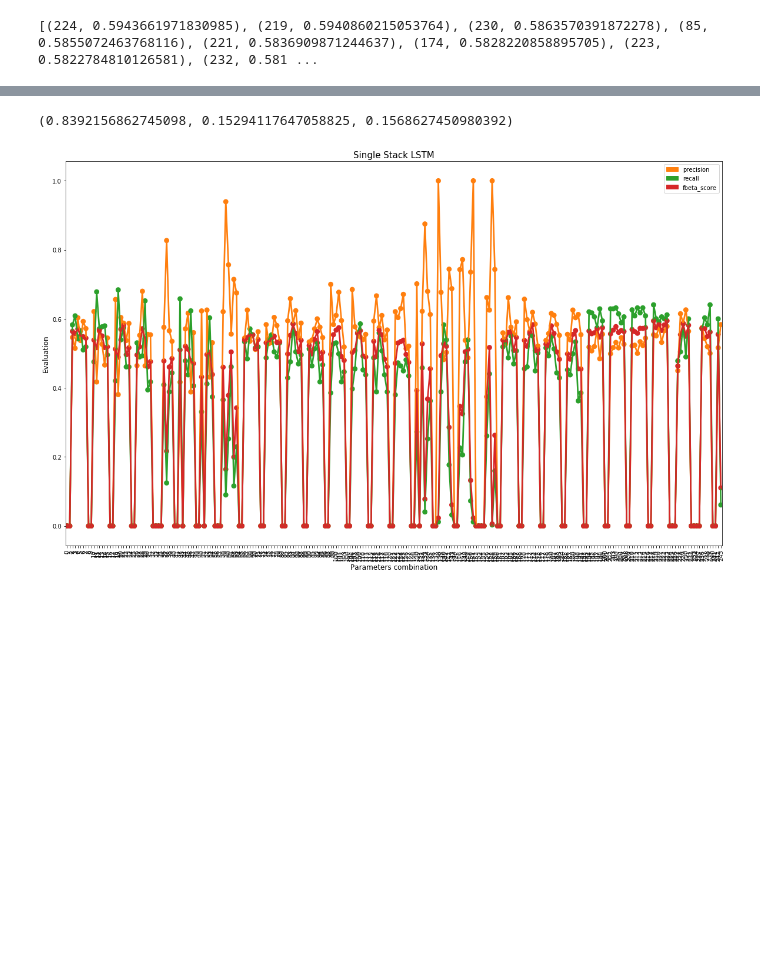
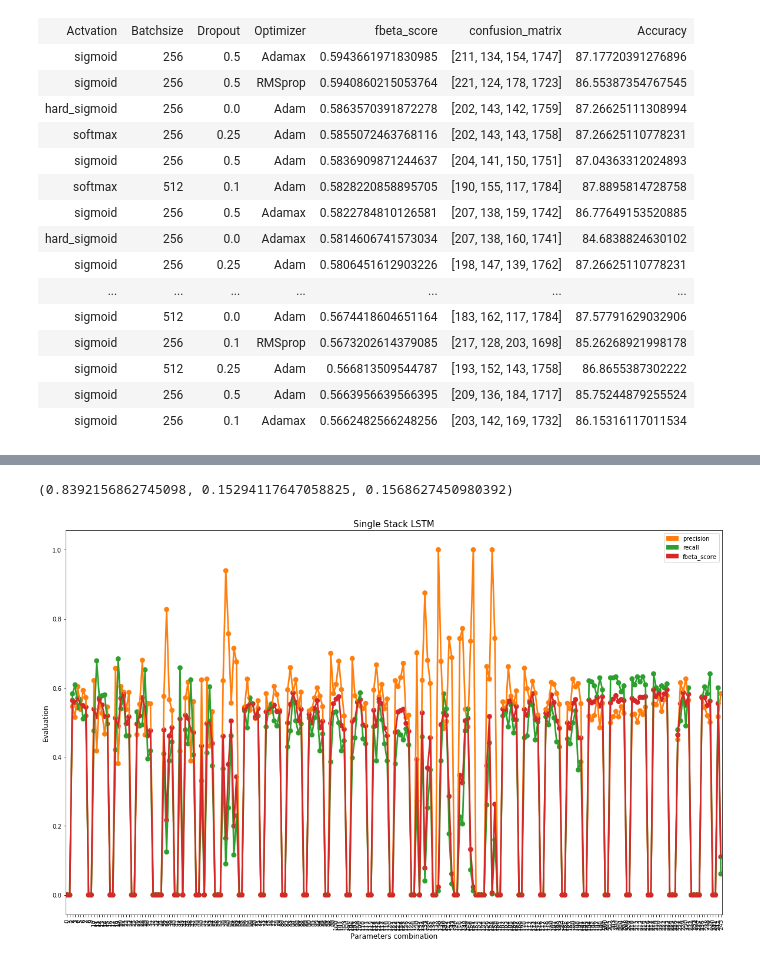
Before and after one commit to alanzhang88/SONegativeCommentDetection, a Jupyter notebook: dataExploration/prediction_evalution.ipynb, the cells around one changed output, grey strips where cells are left out. Saved outputs shown, nothing was run; the diff lists cells and outputs as text; code cells hidden in the pictures; blank space fills up the shorter version.

```diff
--- a/dataExploration/prediction_evalution.ipynb
+++ b/dataExploration/prediction_evalution.ipynb
@@ -15,11 +15,42 @@ with open("parameters_temp_1stack.json") as jsondata:
     for d in data:
         y.append((count, data[d]['fbeta_score']))
         count+=1
-# %%
-top30 = sorted(y, key=lambda x: x[1],reverse=True)[0:30]
-print(top30)
-# %% [output]
-[(224, 0.5943661971830985), (219, 0.5940860215053764), (230, 0.5863570391872278), (85, 0.5855072463768116), (221, 0.5836909871244637), (174, 0.5828220858895705), (223, 0.5822784810126581), (232, 0.581 ...
+# %%
+top30 = sorted(y, key=lambda x: x[1],reverse=True)[0:30]
+
+datatable = []
+datatable.append(["Actvation","Batchsize","Dropout","Optimizer","fbeta_score", "confusion_matrix", "Accuracy"])
+top30_id = []
+for i in top30:
+    top30_id.append(i[0])
+with open("parameters_temp_1stack.json") as jsondata:
+    data = json.load(jsondata)
+    for i in top30_id:
+#         print(data[str(i)])
+        datatable.append([data[str(i)]['act'],data[str(i)]['batch'],data[str(i)]['drop'],data[str(i)]['op'], data[str(i)]['fbeta_score'],data[str(i)]['confusion_matrix'], data[str(i)]['accuracy']] )
+#         datatable[0].append(data[str(i)]['act'])
+#         datatable[1].append(data[str(i)]['batch'])
+#         datatable[2].append(data[str(i)]['drop'])
+#         datatable[3].append(data[str(i)]['op'])
+
+display(HTML(tabulate.tabulate(datatable, tablefmt='html')))
+# %% [output]
+| Actvation | Batchsize | Dropout | Optimizer | fbeta_score | confusion_matrix | Accuracy |
+| sigmoid | 256 | 0.5 | Adamax | 0.5943661971830985 | [211, 134, 154, 1747] | 87.17720391276896 |
+| sigmoid | 256 | 0.5 | RMSprop | 0.5940860215053764 | [221, 124, 178, 1723] | 86.55387354767545 |
+| hard_sigmoid | 256 | 0.0 | Adam | 0.5863570391872278 | [202, 143, 142, 1759] | 87.26625111308994 |
+| softmax | 256 | 0.25 | Adam | 0.5855072463768116 | [202, 143, 143, 1758] | 87.26625110778231 |
+| sigmoid | 256 | 0.5 | Adam | 0.5836909871244637 | [204, 141, 150, 1751] | 87.04363312024893 |
+| softmax | 512 | 0.1 | Adam | 0.5828220858895705 | [190, 155, 117, 1784] | 87.8895814728758 |
+| sigmoid | 256 | 0.5 | Adamax | 0.5822784810126581 | [207, 138, 159, 1742] | 86.77649153520885 |
+| hard_sigmoid | 256 | 0.0 | Adamax | 0.5814606741573034 | [207, 138, 160, 1741] | 84.6838824630102 |
+| sigmoid | 256 | 0.25 | Adam | 0.5806451612903226 | [198, 147, 139, 1762] | 87.26625110778231 |
+| ... | ... | ... | ... | ... | ... | ... |
+| sigmoid | 512 | 0.0 | Adam | 0.5674418604651164 | [183, 162, 117, 1784] | 87.57791629032906 |
+| sigmoid | 256 | 0.1 | RMSprop | 0.5673202614379085 | [217, 128, 203, 1698] | 85.26268921998178 |
+| sigmoid | 512 | 0.25 | Adam | 0.566813509544787 | [193, 152, 143, 1758] | 86.8655387302222 |
+| sigmoid | 256 | 0.5 | Adam | 0.5663956639566395 | [209, 136, 184, 1717] | 85.75244879255524 |
+| sigmoid | 256 | 0.1 | Adamax | 0.5662482566248256 | [203, 142, 169, 1732] | 86.15316117011534 |
 # %%
 y2= []
 parameters = []
```
Also changed, not shown: parts of 5 cells of this notebook.
